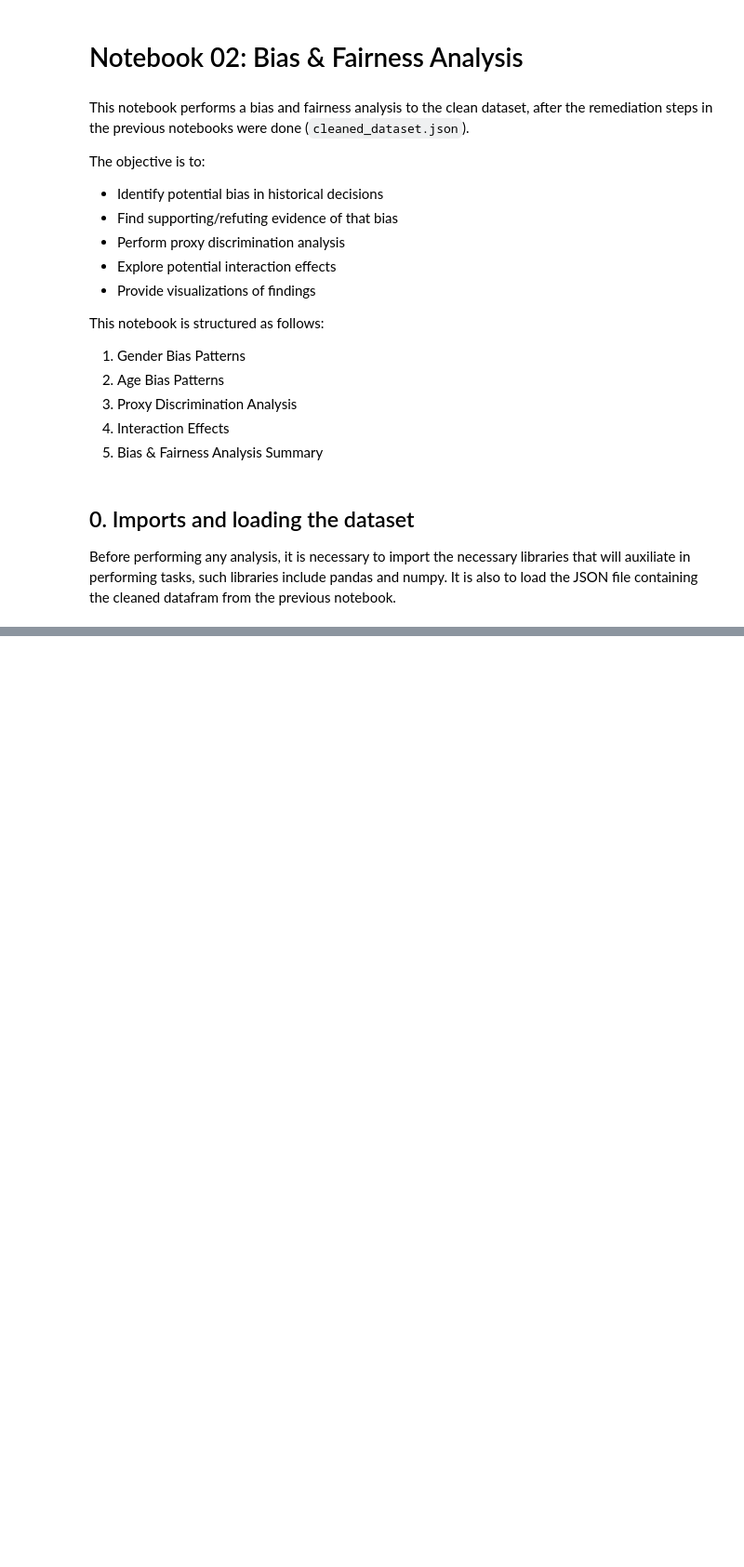
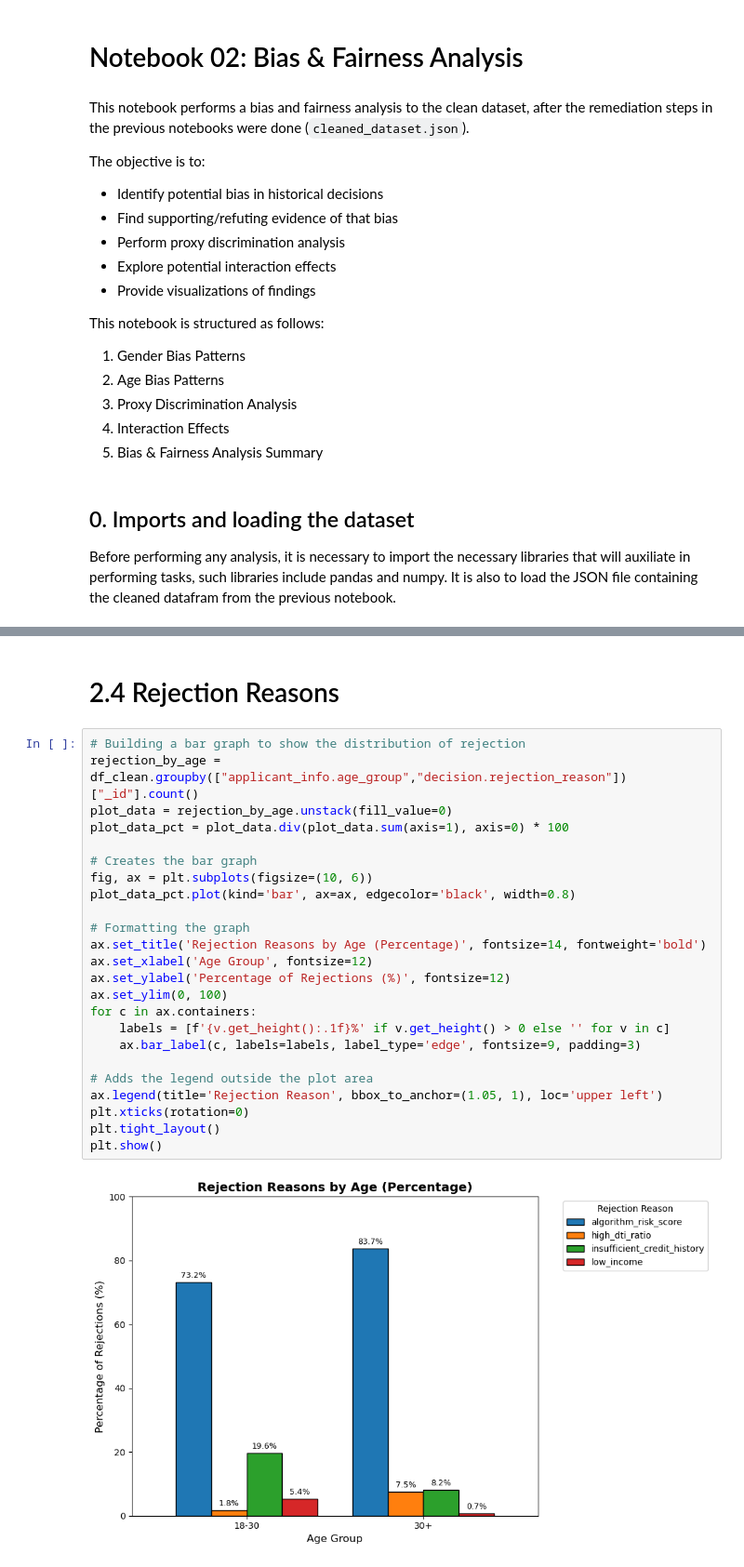
Before and after one commit to rafaelaacastro/dego_project_G4, a Jupyter notebook: notebooks/02-bias-analysis.ipynb, the cells around one changed output, grey strips where cells are left out. Shown at 93% size. Cells and saved outputs as stored; diff of their text form; blank space fills up the shorter version.

```diff
--- a/notebooks/02-bias-analysis.ipynb
+++ b/notebooks/02-bias-analysis.ipynb
@@ -173,0 +350,28 @@ H0 REJECTED: There is a statistically significant difference in loan approval ra
+# %% [markdown]
+# 2.4 Rejection Reasons
+# %%
+# Building a bar graph to show the distribution of rejection
+rejection_by_age = df_clean.groupby(["applicant_info.age_group","decision.rejection_reason"])["_id"].count()
+plot_data = rejection_by_age.unstack(fill_value=0)
+plot_data_pct = plot_data.div(plot_data.sum(axis=1), axis=0) * 100
+
+# Creates the bar graph
+fig, ax = plt.subplots(figsize=(10, 6))
+plot_data_pct.plot(kind='bar', ax=ax, edgecolor='black', width=0.8)
+
+# Formatting the graph
+ax.set_title('Rejection Reasons by Age (Percentage)', fontsize=14, fontweight='bold')
+ax.set_xlabel('Age Group', fontsize=12)
+ax.set_ylabel('Percentage of Rejections (%)', fontsize=12)
+ax.set_ylim(0, 100)
+for c in ax.containers:
+    labels = [f'{v.get_height():.1f}%' if v.get_height() > 0 else '' for v in c]
+    ax.bar_label(c, labels=labels, label_type='edge', fontsize=9, padding=3)
+
+# Adds the legend outside the plot area
+ax.legend(title='Rejection Reason', bbox_to_anchor=(1.05, 1), loc='upper left')
+plt.xticks(rotation=0)
+plt.tight_layout()
+plt.show()
+# %% [output]
+[figure, added]
```
Also changed, not shown: parts of 28 cells of this notebook, 1 other file.
